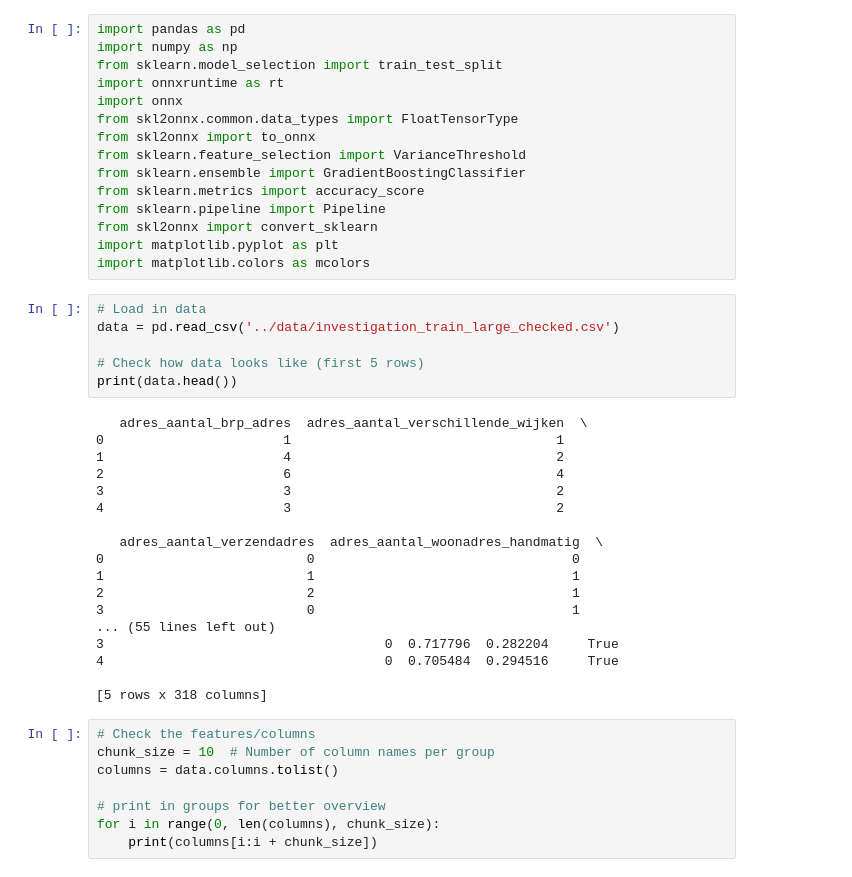
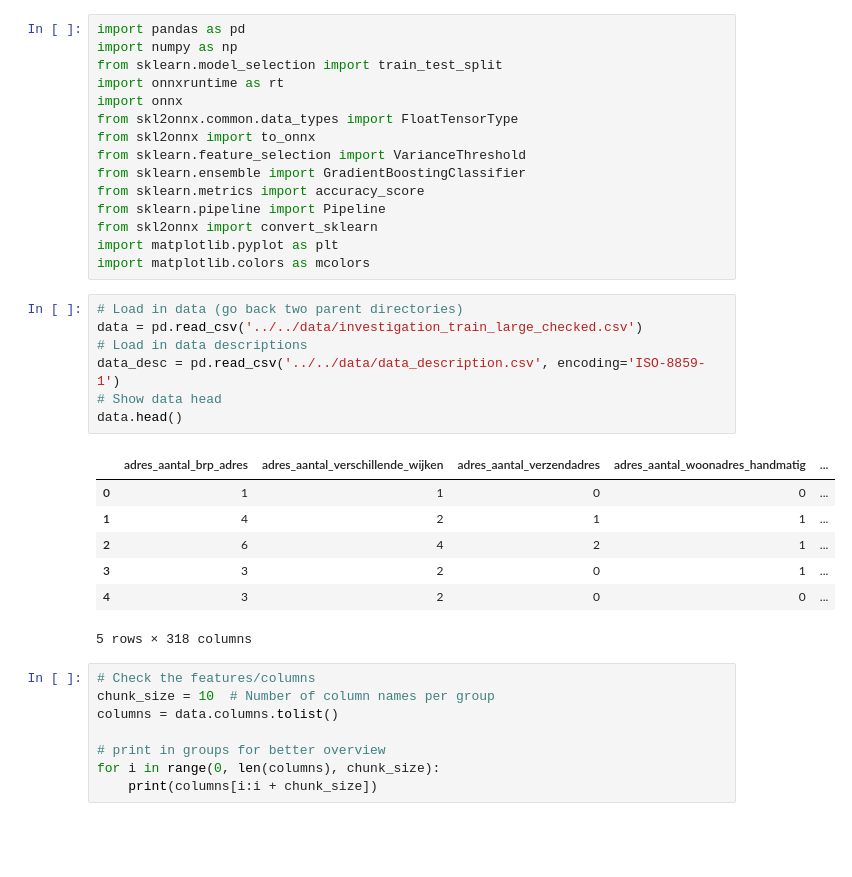
Before and after one commit to yulinchen03/TestingProject, a Jupyter notebook: src/team_2/model_2_visualisation.ipynb, the cells around one changed output. Drawn from its saved outputs; the diff is of its cells as text; blank space fills up the shorter version.

```diff
--- a/model/model_2_visualisation.ipynb
+++ b/src/team_2/model_2_visualisation.ipynb
@@ -14,29 +14,20 @@ from skl2onnx import convert_sklearn
 import matplotlib.pyplot as plt
 import matplotlib.colors as mcolors
 # %%
-# Load in data
-data = pd.read_csv('../data/investigation_train_large_checked.csv')
-
-# Check how data looks like (first 5 rows)
-print(data.head())
+# Load in data (go back two parent directories)
+data = pd.read_csv('../../data/investigation_train_large_checked.csv')
+# Load in data descriptions
+data_desc = pd.read_csv('../../data/data_description.csv', encoding='ISO-8859-1')
+# Show data head
+data.head()
 # %% [output]
+|  | adres_aantal_brp_adres | adres_aantal_verschillende_wijken | adres_aantal_verzendadres | adres_aantal_woonadres_handmatig | ... |
+| 0 | 1 | 1 | 0 | 0 | ... |
+| 1 | 4 | 2 | 1 | 1 | ... |
+| 2 | 6 | 4 | 2 | 1 | ... |
+| 3 | 3 | 2 | 0 | 1 | ... |
+| 4 | 3 | 2 | 0 | 0 | ... |
-   adres_aantal_brp_adres  adres_aantal_verschillende_wijken  \
-0                       1                                  1
-1                       4                                  2
-2                       6                                  4
-3                       3                                  2
-4                       3                                  2
-
-   adres_aantal_verzendadres  adres_aantal_woonadres_handmatig  \
-0                          0                                 0
-1                          1                                 1
-2                          2                                 1
-3                          0                                 1
-... (55 lines left out)
-3                                    0  0.717796  0.282204     True
-4                                    0  0.705484  0.294516     True
-
-[5 rows x 318 columns]
+5 rows × 318 columns
 # %%
 # Check the features/columns
 chunk_size = 10  # Number of column names per group
```
Also changed, not shown: parts of 2 cells of this notebook.
